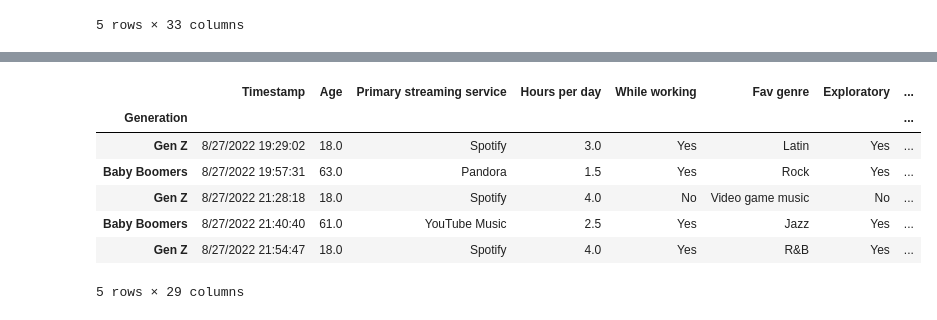
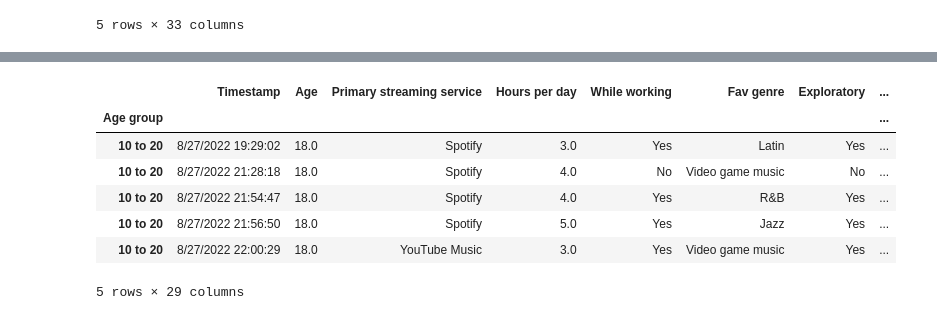
Before and after one commit to acosta109/Project-1, a Jupyter notebook: mental_health_code_anthony.ipynb, the cells around one changed output, grey strips where cells are left out. Saved outputs shown, nothing was run; the diff lists cells and outputs as text; code cells hidden in the pictures.

```diff
--- a/mental_health_code_anthony.ipynb
+++ b/mental_health_code_anthony.ipynb
@@ -28,3 +28,4 @@ del mental_health_data_df['Permissions']
 # %%
 mental_health_data_df = mental_health_data_df.dropna(how='any')
 mental_health_data_df.head()
+mental_health_data_df_40_under = mental_health_data_df[mental_health_data_df['Age'] < 41].copy()
@@ -51,0 +32,5 @@ mental_health_data_df.head()
+# %%
+age_bins = [10, 20, 30, 40]
+age_labels = ['10 to 20', '21 to 30', '31 to 40']
+mental_health_data_df_40_under['Age group'] = pd.cut(mental_health_data_df_40_under['Age'], age_bins, labels=age_labels)
+mental_health_data_df_40_under.head()
@@ -52,13 +45,13 @@ mental_health_data_df.head()
 # %%
-mental_health_data_df.set_index('Generation', inplace=True)
-mental_health_data_df.head()
+mental_health_data_df_40_under.set_index('Age group', inplace=True)
+mental_health_data_df_40_under.head()
 # %% [output]
 |  | Timestamp | Age | Primary streaming service | Hours per day | While working | Fav genre | Exploratory | ... |
-| Generation |  |  |  |  |  |  |  | ... |
-| Gen Z | 8/27/2022 19:29:02 | 18.0 | Spotify | 3.0 | Yes | Latin | Yes | ... |
-| Baby Boomers | 8/27/2022 19:57:31 | 63.0 | Pandora | 1.5 | Yes | Rock | Yes | ... |
-| Gen Z | 8/27/2022 21:28:18 | 18.0 | Spotify | 4.0 | No | Video game music | No | ... |
-| Baby Boomers | 8/27/2022 21:40:40 | 61.0 | YouTube Music | 2.5 | Yes | Jazz | Yes | ... |
-| Gen Z | 8/27/2022 21:54:47 | 18.0 | Spotify | 4.0 | Yes | R&B | Yes | ... |
+| Age group |  |  |  |  |  |  |  | ... |
+| 10 to 20 | 8/27/2022 19:29:02 | 18.0 | Spotify | 3.0 | Yes | Latin | Yes | ... |
+| 10 to 20 | 8/27/2022 21:28:18 | 18.0 | Spotify | 4.0 | No | Video game music | No | ... |
+| 10 to 20 | 8/27/2022 21:54:47 | 18.0 | Spotify | 4.0 | Yes | R&B | Yes | ... |
+| 10 to 20 | 8/27/2022 21:56:50 | 18.0 | Spotify | 5.0 | Yes | Jazz | Yes | ... |
+| 10 to 20 | 8/27/2022 22:00:29 | 18.0 | YouTube Music | 3.0 | Yes | Video game music | Yes | ... |
 5 rows × 29 columns
 # %%
```
Also changed, not shown: parts of 8 cells of this notebook.
